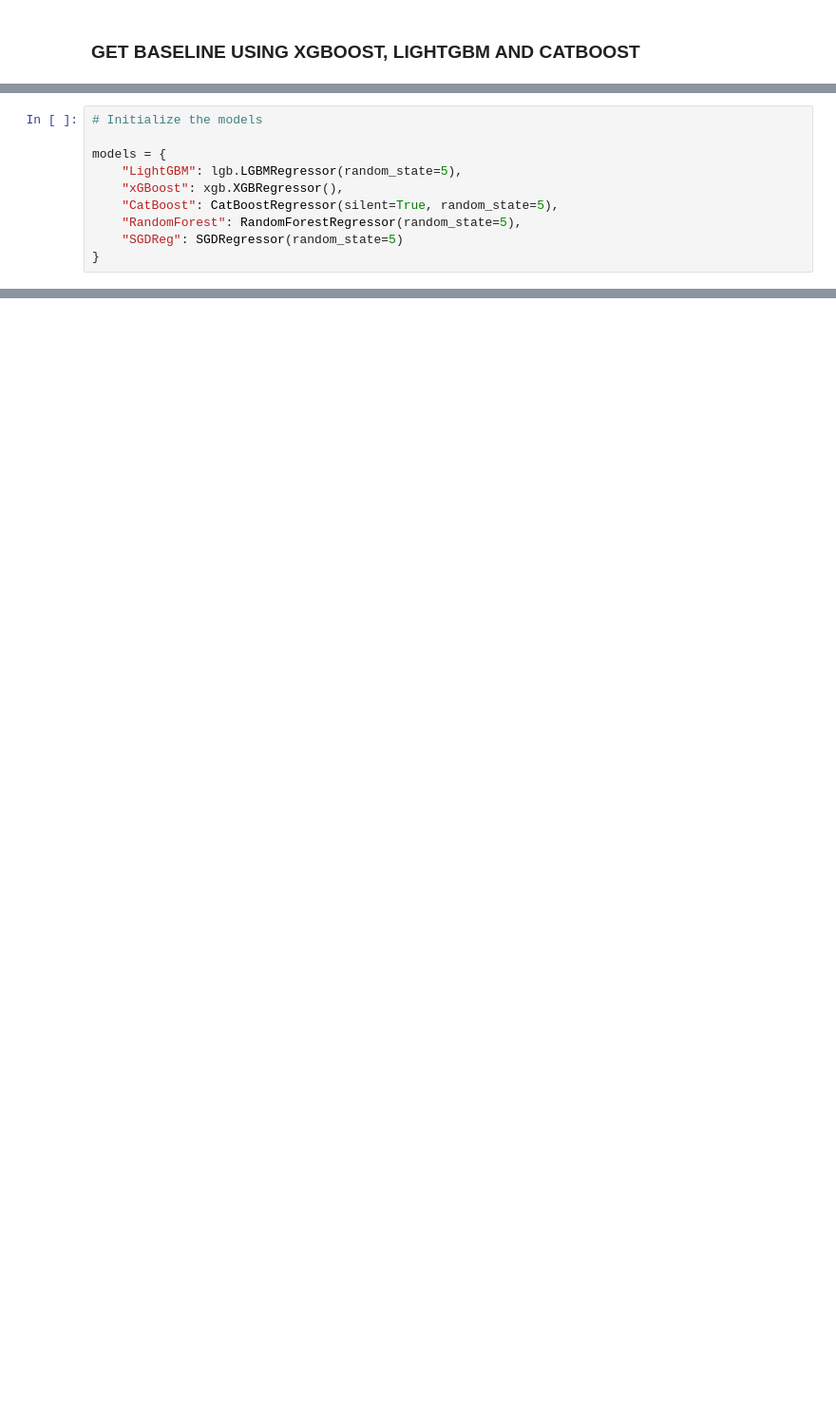
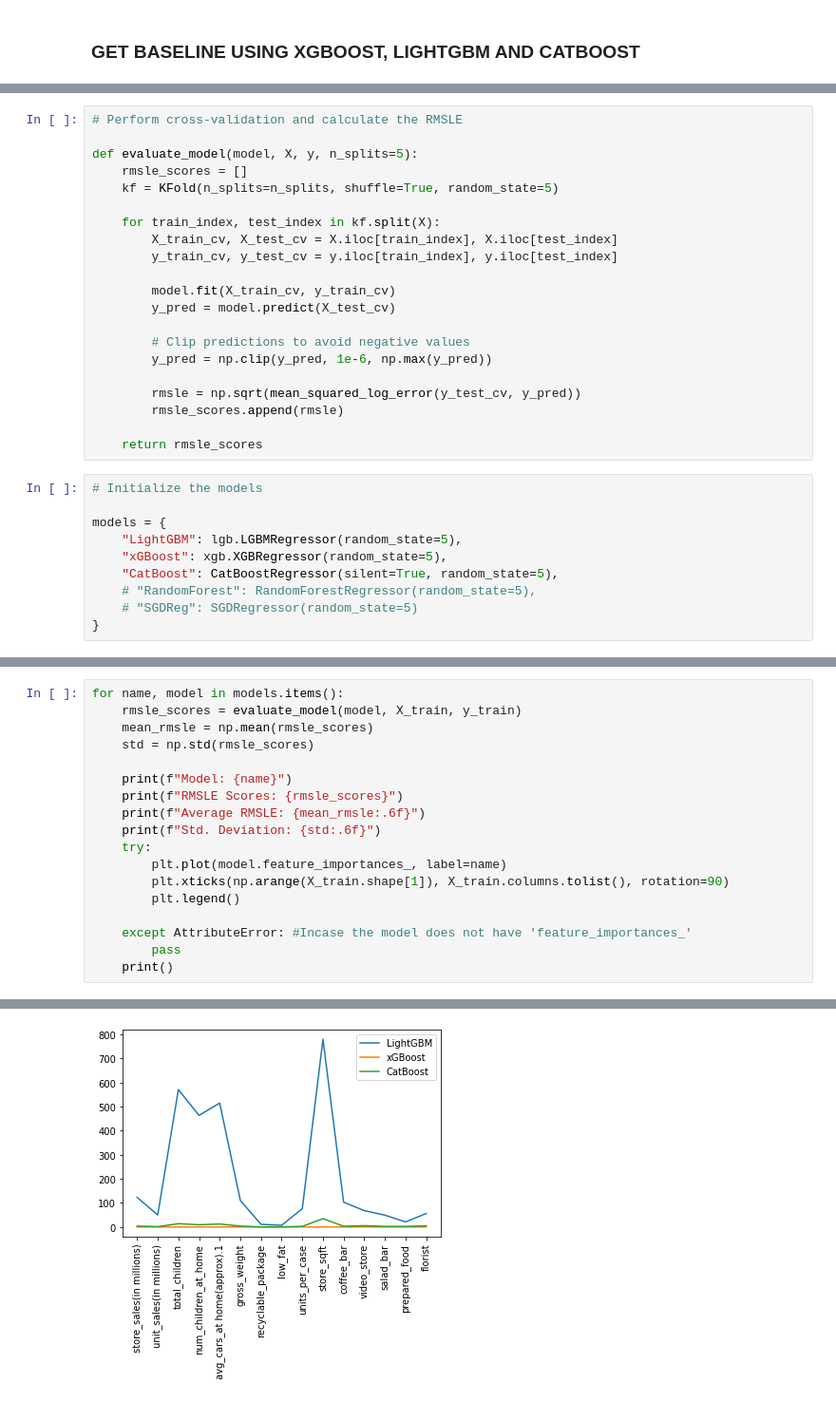
Before and after one commit to hardboyvino/kaggle_competition, a Jupyter notebook: playground_3.11/playground.ipynb, the cells around one changed output, grey strips where cells are left out. Shown at 95% size. Saved outputs shown, nothing was run; the diff lists cells and outputs as text; blank space fills up the shorter version.

```diff
--- a/playground_3.11/playground.ipynb
+++ b/playground_3.11/playground.ipynb
@@ -209,11 +219,32 @@ y_test = df_val["cost"]
+# %%
+# Perform cross-validation and calculate the RMSLE
+
+def evaluate_model(model, X, y, n_splits=5):
+    rmsle_scores = []
+    kf = KFold(n_splits=n_splits, shuffle=True, random_state=5)
+
+    for train_index, test_index in kf.split(X):
+        X_train_cv, X_test_cv = X.iloc[train_index], X.iloc[test_index]
+        y_train_cv, y_test_cv = y.iloc[train_index], y.iloc[test_index]
+
+        model.fit(X_train_cv, y_train_cv)
+        y_pred = model.predict(X_test_cv)
+
+        # Clip predictions to avoid negative values
+        y_pred = np.clip(y_pred, 1e-6, np.max(y_pred))
+
+        rmsle = np.sqrt(mean_squared_log_error(y_test_cv, y_pred))
+        rmsle_scores.append(rmsle)
+
+    return rmsle_scores
 # %%
 # Initialize the models
 
 models = {
     "LightGBM": lgb.LGBMRegressor(random_state=5),
-    "xGBoost": xgb.XGBRegressor(),
+    "xGBoost": xgb.XGBRegressor(random_state=5),
     "CatBoost": CatBoostRegressor(silent=True, random_state=5),
-    "RandomForest": RandomForestRegressor(random_state=5),
-    "SGDReg": SGDRegressor(random_state=5)
+    # "RandomForest": RandomForestRegressor(random_state=5),
+    # "SGDReg": SGDRegressor(random_state=5)
 }
 # %%
@@ -268,3 +283,22 @@ CatBoost performed the best on baseline data before feature engineering and data
 8. Plotting feature importance, the most noticeable peaks in the CatBoost model which shows in order of importance store_sqft, total_children, avg_cars_at_home
 9. Plotting feature importance, the most noticeable peaks in the Random Forest model which shows in order of importance store_sales, gross_weight, units_per_case
 10. SGD Regressor does not have feature importance
+# %%
+for name, model in models.items():
+    rmsle_scores = evaluate_model(model, X_train, y_train)
+    mean_rmsle = np.mean(rmsle_scores)
+    std = np.std(rmsle_scores)
+
+    print(f"Model: {name}")
+    print(f"RMSLE Scores: {rmsle_scores}")
+    print(f"Average RMSLE: {mean_rmsle:.6f}")
+    print(f"Std. Deviation: {std:.6f}")
+    try:
+        plt.plot(model.feature_importances_, label=name)
+        plt.xticks(np.arange(X_train.shape[1]), X_train.columns.tolist(), rotation=90)
+        plt.legend()
+
+    except AttributeError: #Incase the model does not have 'feature_importances_'
+        pass
+    print()
+# %% [output]
@@ -270,0 +319 @@ CatBoost performed the best on baseline data before feature engineering and data
+[figure, added]
```
Also changed, not shown: parts of 9 cells of this notebook.
